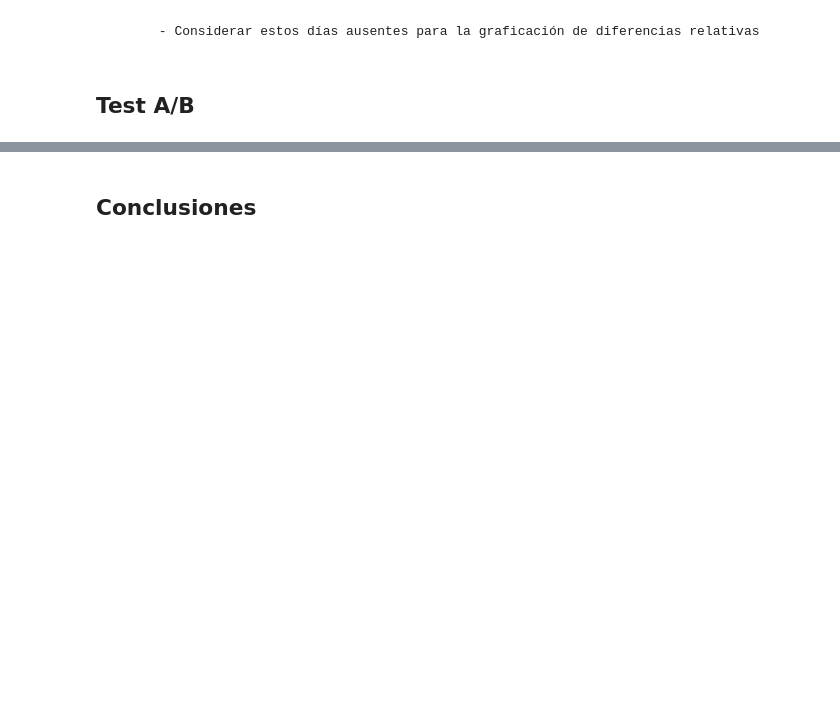
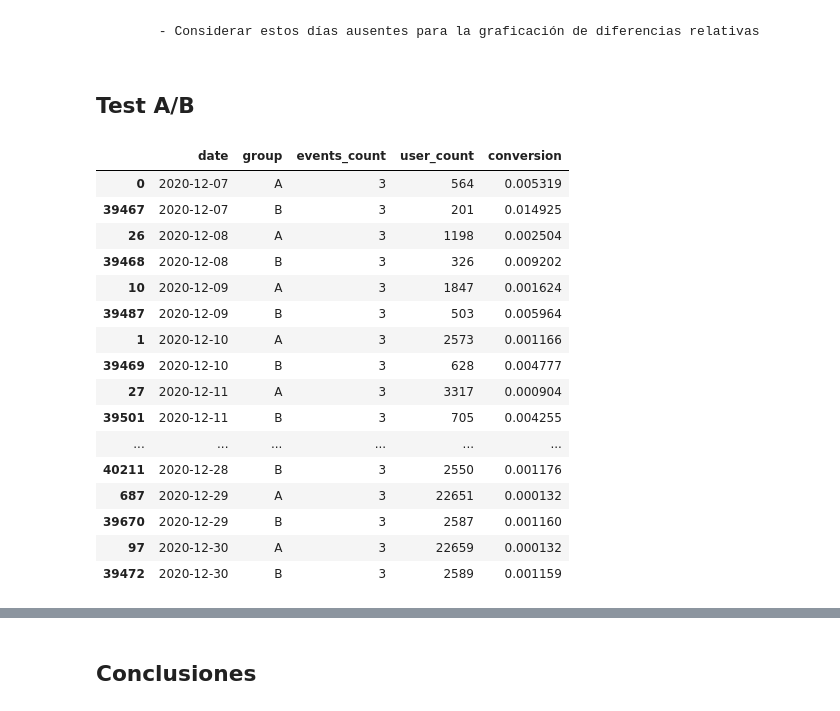
Before and after one commit to ScinDBad/DA_proyecto_final, a Jupyter notebook: test_ab.ipynb, the cells around one changed output, grey strips where cells are left out. Cells and saved outputs as stored; diff of their text form; code cells hidden in the pictures; blank space fills up the shorter version.

```diff
--- a/test_ab.ipynb
+++ b/test_ab.ipynb
@@ -585,0 +633,47 @@ __Peculiaridades:__
+# %%
+# Crear columna de fecha sin timestamp en conjunto de eventos
+events_['date'] = events_['event_dt'].dt.date
+
+# Obtener efentos filtrados con las 3 etapas de estudio del embudo
+events_f = events_[events_['event_name'] != 'login']
+events_f_1 = events_f[events_f['event_name'] == 'product_page']
+events_f_2 = events_f[events_f['event_name'] == 'product_cart']
+events_f_3 = events_f[events_f['event_name'] == 'purchase']
+
+# Obtener tabla de fechas únicas y grupos
+dates_groups = events_f[['date', 'group']].drop_duplicates()
+
+# Diccionario con operaciones de agregación
+agg_dict = {
+    "date": "max",  # Colocar fecha máxima por filtro de agregación
+    "group": "max",  # colocar grupo máximo por filtro de agregación
+    "event_name": "nunique",  # Número de eventos únicos por fecha y grupo
+    "user_id": "count",  # Número de usuarios únicos por fecha y grupo
+}
+# %%
+# Obtener tabla de agregación acumulativa
+cumulative_data = aggregate_events(events_f, agg_dict, 'date', 'group')
+
+# Renombrar columnas adecuadamente
+column_names = ['date', 'group', 'events_count', 'user_count']
+cumulative_data.columns = column_names
+cumulative_data['conversion'] = cumulative_data['events_count'] / cumulative_data['user_count']
+cumulative_data
+# %% [output]
+|  | date | group | events_count | user_count | conversion |
+| 0 | 2020-12-07 | A | 3 | 564 | 0.005319 |
+| 39467 | 2020-12-07 | B | 3 | 201 | 0.014925 |
+| 26 | 2020-12-08 | A | 3 | 1198 | 0.002504 |
+| 39468 | 2020-12-08 | B | 3 | 326 | 0.009202 |
+| 10 | 2020-12-09 | A | 3 | 1847 | 0.001624 |
+| 39487 | 2020-12-09 | B | 3 | 503 | 0.005964 |
+| 1 | 2020-12-10 | A | 3 | 2573 | 0.001166 |
+| 39469 | 2020-12-10 | B | 3 | 628 | 0.004777 |
+| 27 | 2020-12-11 | A | 3 | 3317 | 0.000904 |
+| 39501 | 2020-12-11 | B | 3 | 705 | 0.004255 |
+| ... | ... | ... | ... | ... | ... |
+| 40211 | 2020-12-28 | B | 3 | 2550 | 0.001176 |
+| 687 | 2020-12-29 | A | 3 | 22651 | 0.000132 |
+| 39670 | 2020-12-29 | B | 3 | 2587 | 0.001160 |
+| 97 | 2020-12-30 | A | 3 | 22659 | 0.000132 |
+| 39472 | 2020-12-30 | B | 3 | 2589 | 0.001159 |
```
Also changed, not shown: parts of 20 cells of this notebook.
